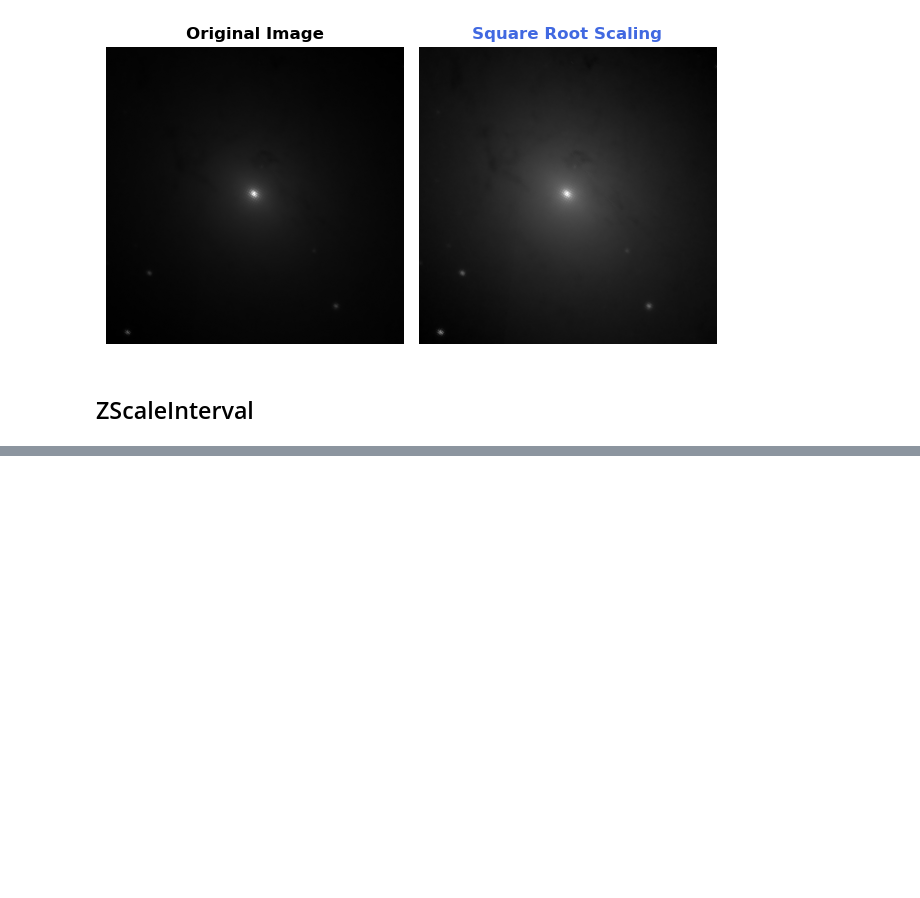
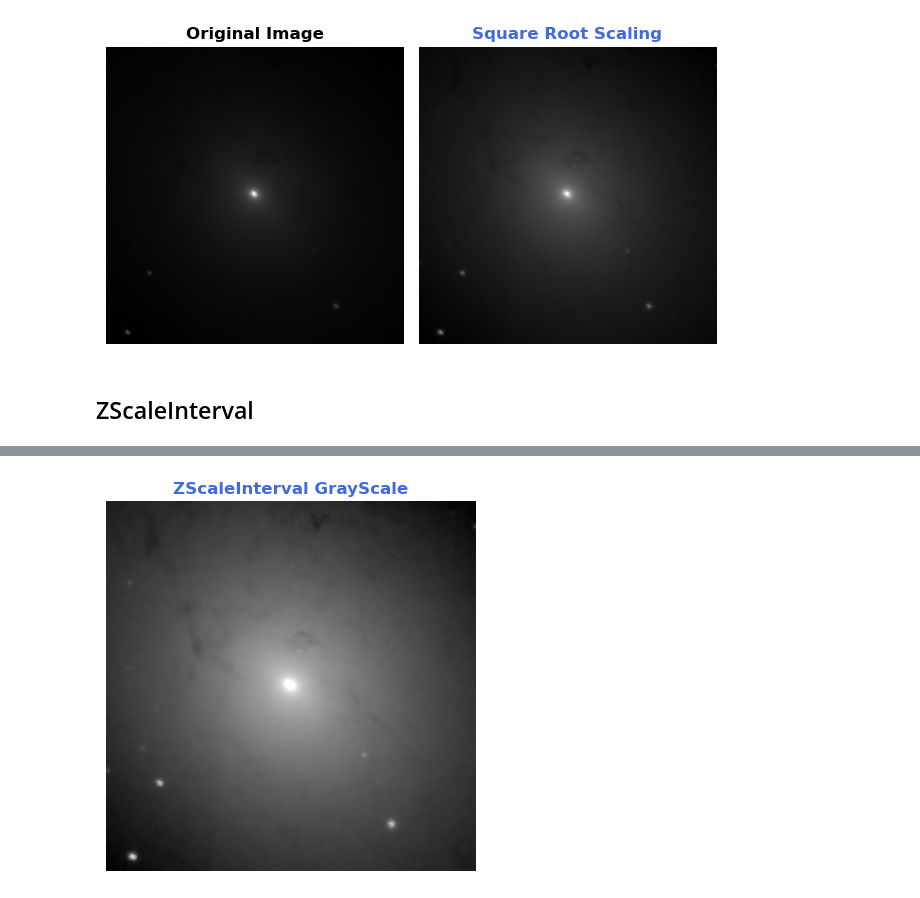
Before and after one commit to Michal-Radomski/Python-Data-Visualization, a Jupyter notebook: 05 Astronomy Research/02_image_data_visualization.ipynb, the cells around one changed output, grey strips where cells are left out. Saved outputs shown, nothing was run; the diff lists cells and outputs as text; code cells hidden in the pictures; blank space fills up the shorter version.

```diff
--- a/05 Astronomy Research/02_image_data_visualization.ipynb
+++ b/05 Astronomy Research/02_image_data_visualization.ipynb
@@ -282,0 +304,3 @@ compare_pixels(sqrt_array, title='Square Root Scaling')
+# %%
+# Get the array created from the above cell
+image_array = img.make_image(renderer=None, unsampled=True)[0]
@@ -282,0 +319,3 @@ compare_pixels(sqrt_array, title='Square Root Scaling')
+# %%
+# Convert 4 channel image to grayscale image
+gray_array = cv2.cvtColor(image_array, cv2.COLOR_BGRA2GRAY)
@@ -282,0 +327,5 @@ compare_pixels(sqrt_array, title='Square Root Scaling')
+# %%
+# Visualize it
+plot_pixels(gray_array, title='ZScaleInterval GrayScale', color='royalblue')
+# %% [output]
+[figure, added]
```
Also changed, not shown: parts of 11 cells of this notebook, 2 other files.
